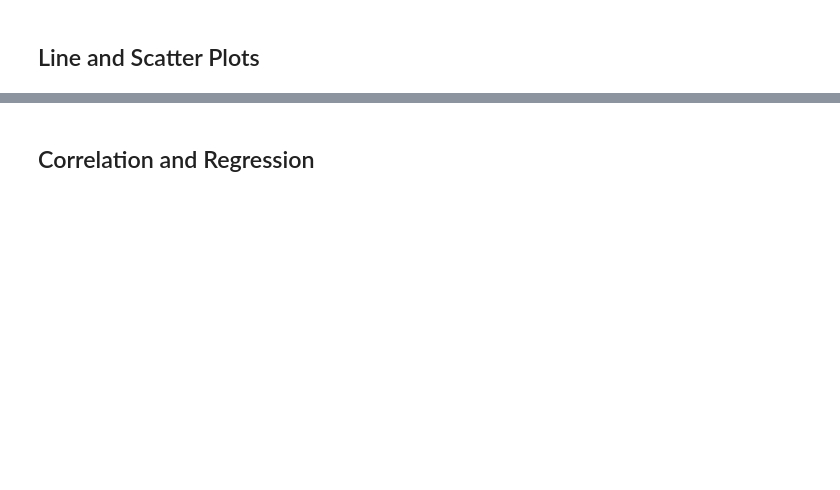
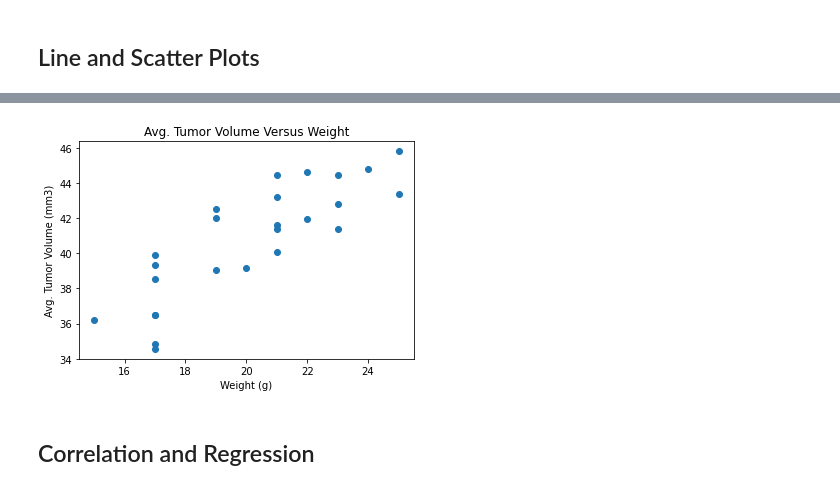
Before and after one commit to m36418o/matplotlib-challenge, a Jupyter notebook: pymaceuticals_starter.ipynb, the cells around one changed output, grey strips where cells are left out. Drawn from its saved outputs; the diff is of its cells as text; code cells hidden in the pictures; blank space fills up the shorter version.

```diff
--- a/pymaceuticals_starter.ipynb
+++ b/pymaceuticals_starter.ipynb
@@ -207,3 +239,21 @@ merged_timepoint_df.head()
+# %%
+# Generate a scatter plot of average tumor volume vs. mouse weight for the Capomulin regimen
+tv_mouseid_mean = capomulin_df.groupby(by="Mouse ID")["Tumor Volume (mm3)"].mean()
+weight_mouseid_mean = capomulin_df.groupby(by="Mouse ID")["Weight (g)"].mean()
+cap_summary_df = pd.DataFrame({
+    "Avg. Tumor Volume (mm3)": tv_mouseid_mean,
+    "Weight (g)": weight_mouseid_mean
+})
+wt_x_values = cap_summary_df["Weight (g)"]
+tv_y_values = cap_summary_df["Avg. Tumor Volume (mm3)"]
+
+plt.scatter(wt_x_values, tv_y_values)
+plt.xlabel("Weight (g)")
+plt.ylabel("Avg. Tumor Volume (mm3)")
+plt.title("Avg. Tumor Volume Versus Weight")
+plt.show()
+# %% [output]
+[figure, added]
 # %% [markdown]
 ## Correlation and Regression
 # %%
```
Also changed, not shown: parts of 8 cells of this notebook.
